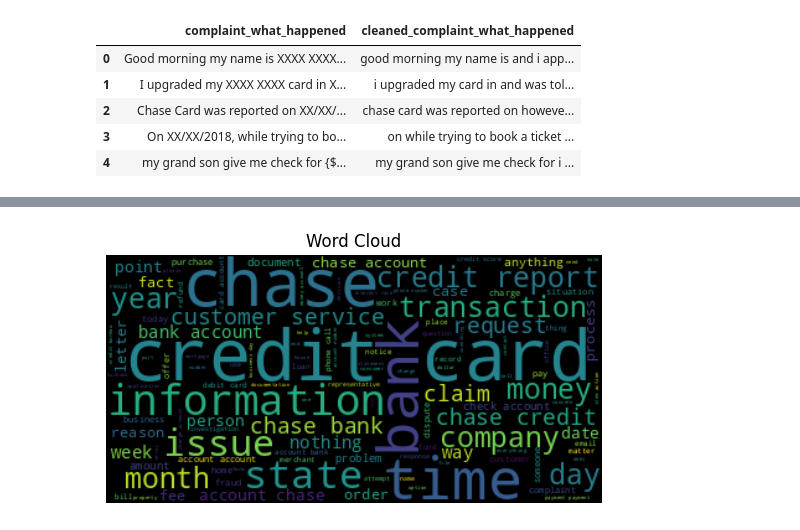
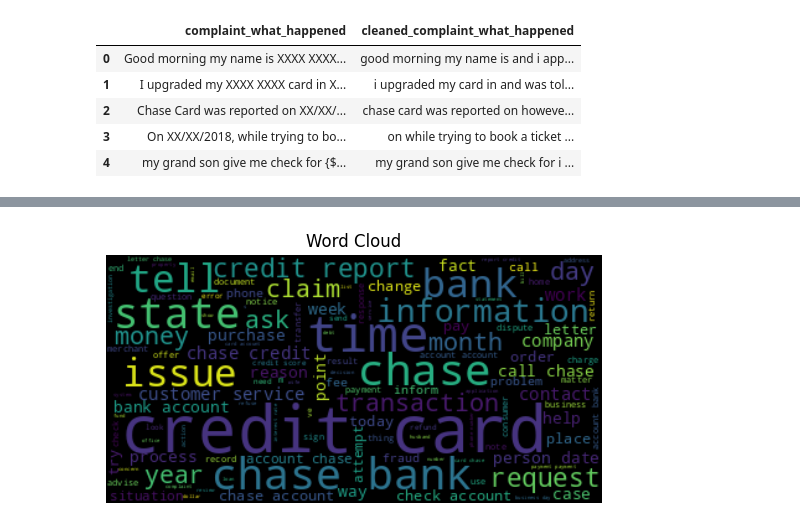
Before and after one commit to marcellinus-witarsah/customer-complaints-classification, a Jupyter notebook: notebooks/20240621-topic-modelling.ipynb, the cells around one changed output, grey strips where cells are left out. Cells and saved outputs as stored; diff of their text form; code cells hidden in the pictures.

```diff
--- a/notebooks/20240621-topic-modelling.ipynb
+++ b/notebooks/20240621-topic-modelling.ipynb
@@ -233,0 +235,5 @@ df.head()
+# %%
+# Load data
+df = pd.read_csv("../data/processed/preprocessed_texts.csv")
+df = df.dropna()
+df.head()
@@ -234,11 +247,11 @@ df.head()
 # %%
 # Create and generate a word cloud image:
-wordcloud = WordCloud().generate(str(df["complaint_POS_removed"].tolist()))
+wordcloud = WordCloud().generate(str(df["complaint_lemmatized_nouns"].tolist()))
 
 # Display the generated image:
 plt.imshow(wordcloud, interpolation='bilinear')
 plt.title("Word Cloud")
 plt.axis("off")
 plt.show()
 # %% [output]
-[figure, old version]
+[figure, new version]
```
Also changed, not shown: parts of 23 cells of this notebook.
